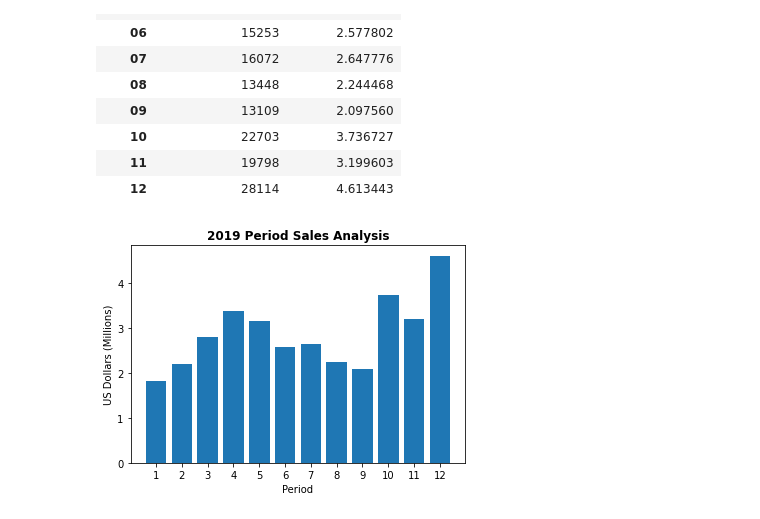
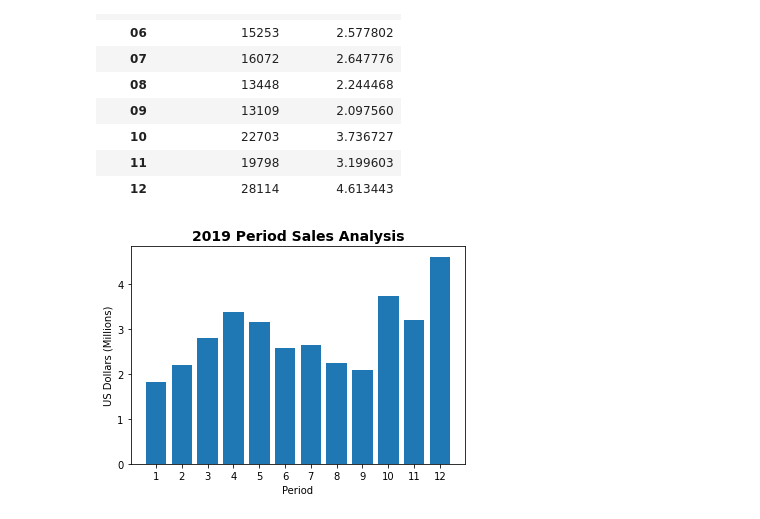
Before and after one commit to KeethSpindler/Pandas-Data-Science-Tasks, a Jupyter notebook: SalesAnalysis/SalesAnalysis/SalesAnalysis.ipynb, the cells around one changed output. Cells and saved outputs as stored; diff of their text form; code cells hidden in the pictures.

```diff
--- a/SalesAnalysis/SalesAnalysis/SalesAnalysis.ipynb
+++ b/SalesAnalysis/SalesAnalysis/SalesAnalysis.ipynb
@@ -129,13 +129,13 @@ period_analysis
 # %%
 months = range(1,13)
 
 plt.bar(months, period_analysis['Total (Millions)'])
 
-plt.title("2019 Period Sales Analysis", fontdict={'weight': 'bold'})
+plt.title("2019 Period Sales Analysis", fontdict={'weight': 'bold', 'size': 14})
 plt.xticks(months)
 plt.xlabel('Period')
 plt.ylabel('US Dollars (Millions)')
 
 plt.show()
 # %% [output]
-[figure, old version]
+[figure, new version]
```
Also changed, not shown: parts of 11 cells of this notebook.
